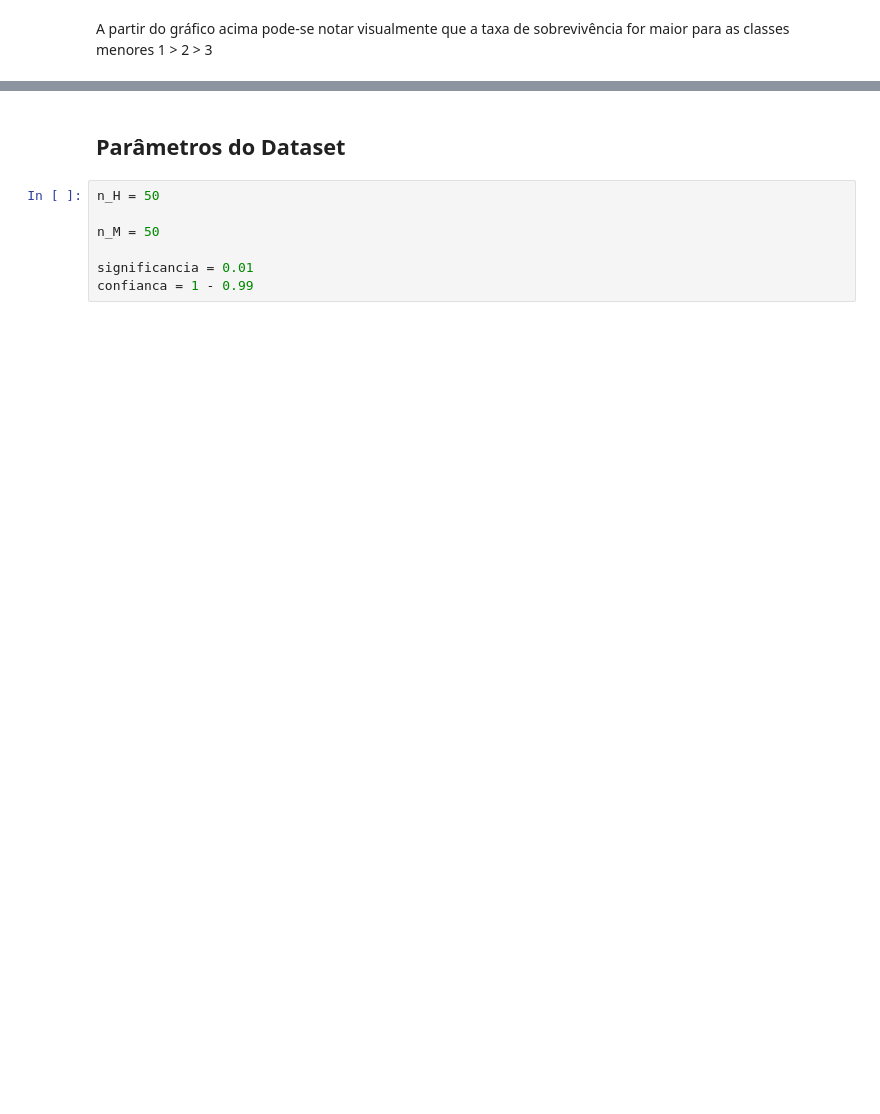
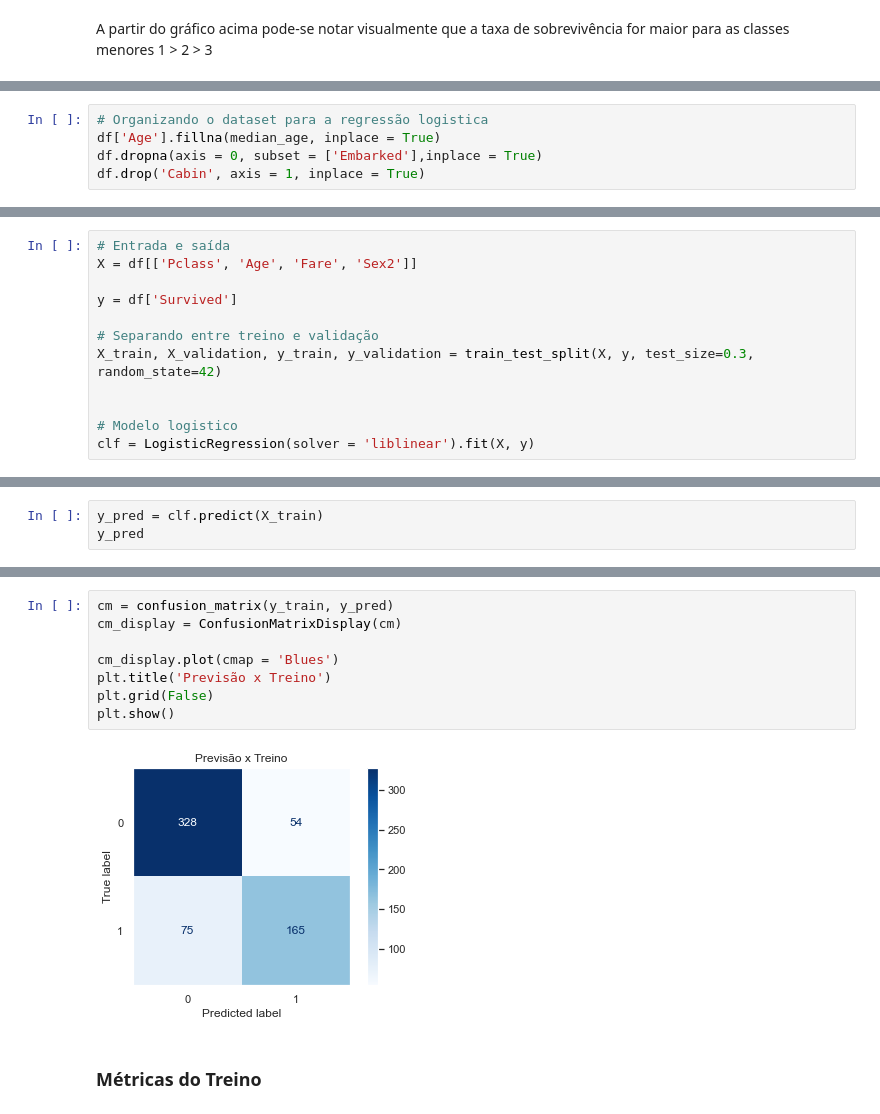
Before and after one commit to Alexandre-Leal/Projetos_iniciais, a Jupyter notebook: Titanic/Titanic.ipynb, the cells around one changed output, grey strips where cells are left out. Saved outputs shown, nothing was run; the diff lists cells and outputs as text; blank space fills up the shorter version.

Commit message:
Incluindo os modelos com regressão logística e arvore de decisão.

```diff
--- a/Titanic/Titanic.ipynb
+++ b/Titanic/Titanic.ipynb
@@ -273,0 +320,5 @@ df
+# %%
+# Organizando o dataset para a regressão logistica
+df['Age'].fillna(median_age, inplace = True)
+df.dropna(axis = 0, subset = ['Embarked'],inplace = True)
+df.drop('Cabin', axis = 1, inplace = True)
@@ -273,0 +345,12 @@ df
+# %%
+# Entrada e saída
+X = df[['Pclass', 'Age', 'Fare', 'Sex2']]
+
+y = df['Survived']
+
+# Separando entre treino e validação
+X_train, X_validation, y_train, y_validation = train_test_split(X, y, test_size=0.3, random_state=42)
+
+
+# Modelo logistico
+clf = LogisticRegression(solver = 'liblinear').fit(X, y)
@@ -273,0 +366,3 @@ df
+# %%
+y_pred = clf.predict(X_train)
+y_pred
@@ -274,9 +398,12 @@ df
+# %%
+cm = confusion_matrix(y_train, y_pred)
+cm_display = ConfusionMatrixDisplay(cm)
+
+cm_display.plot(cmap = 'Blues')
+plt.title('Previsão x Treino')
+plt.grid(False)
+plt.show()
+# %% [output]
+[figure, added]
 # %% [markdown]
-## Parâmetros do Dataset
+### Métricas do Treino
-# %%
-n_H = 50
-
-n_M = 50
-
-significancia = 0.01
-confianca = 1 - 0.99
```
Also changed, not shown: parts of 43 cells of this notebook, 1 other file.
